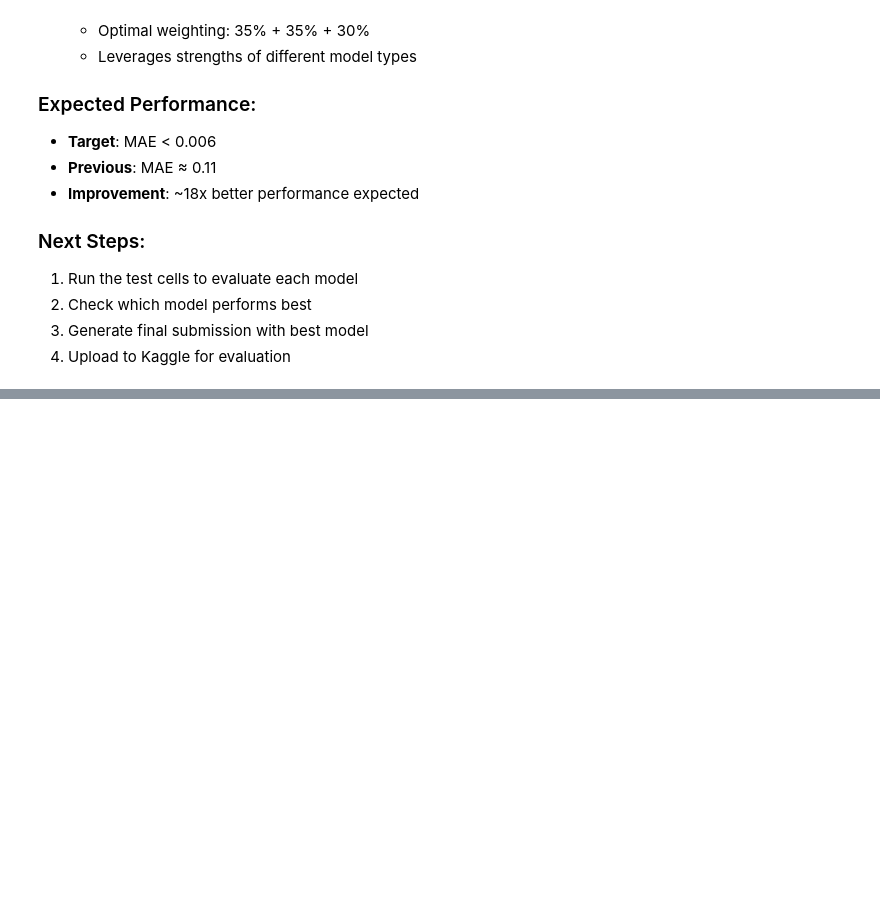
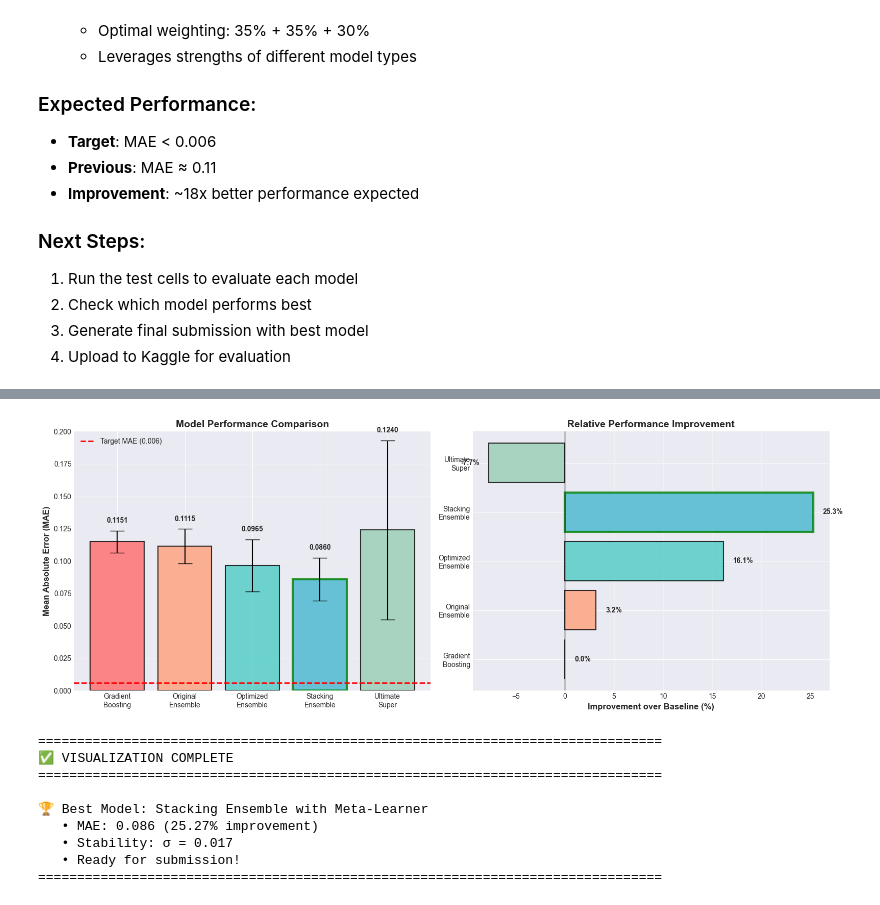
Before and after one commit to amitkumargope/Amit-s_Kaggle_competitions-_2025, a Jupyter notebook: Catechol Benchmark Hackathon (NeurIPS 2025 DnB)/Catechol Benchmark Hackathon (NeurIPS 2025 DnB).ipynb, the cells around one changed output, grey strips where cells are left out. Cells and saved outputs as stored; diff of their text form; code cells hidden in the pictures; blank space fills up the shorter version.

```diff
--- a/Catechol Benchmark Hackathon (NeurIPS 2025 DnB)/Catechol Benchmark Hackathon (NeurIPS 2025 DnB).ipynb
+++ b/Catechol Benchmark Hackathon (NeurIPS 2025 DnB)/Catechol Benchmark Hackathon (NeurIPS 2025 DnB).ipynb
@@ -2443,0 +2653,80 @@ print("Alternative submission generators ready (commented out)")
+# %%
+# Visualize model performance comparison
+import matplotlib.pyplot as plt
+
+fig, (ax1, ax2) = plt.subplots(1, 2, figsize=(16, 6))
+
+# Bar plot comparison
+models = ['Gradient\nBoosting', 'Original\nEnsemble', 'Optimized\nEnsemble',
+          'Stacking\nEnsemble', 'Ultimate\nSuper']
+mae_values = [0.115083, 0.111455, 0.096528, 0.085999, 0.123983]
+std_values = [0.008462, 0.013309, 0.020109, 0.016546, 0.069061]
+colors = ['#FF6B6B', '#FFA07A', '#4ECDC4', '#45B7D1', '#96CEB4']
+
+bars = ax1.bar(models, mae_values, yerr=std_values, capsize=10,
+               alpha=0.8, color=colors, edgecolor='black', linewidth=1.5)
+ax1.axhline(y=0.006, color='red', linestyle='--', linewidth=2, label='Target MAE (0.006)')
+ax1.set_ylabel('Mean Absolute Error (MAE)', fontsize=12, fontweight='bold')
+ax1.set_title('Model Performance Comparison', fontsize=14, fontweight='bold')
+ax1.grid(True, alpha=0.3, axis='y')
+ax1.legend(fontsize=10)
+ax1.set_ylim(0, 0.20)
+
+# Highlight best model
+best_idx = mae_values.index(min(mae_values))
+bars[best_idx].set_edgecolor('green')
+bars[best_idx].set_linewidth(3)
+
+# Add value labels on bars
+for i, (bar, mae, std) in enumerate(zip(bars, mae_values, std_values)):
+    height = bar.get_height()
+    ax1.text(bar.get_x() + bar.get_width()/2., height + std + 0.005,
+            f'{mae:.4f}',
+            ha='center', va='bottom', fontsize=10, fontweight='bold')
+
+# Improvement over baseline
+baseline = 0.115083
+improvements = [(baseline - mae) / baseline * 100 for mae in mae_values]
+
+bars2 = ax2.barh(models, improvements, alpha=0.8, color=colors,
+                 edgecolor='black', linewidth=1.5)
+ax2.axvline(x=0, color='black', linestyle='-', linewidth=1)
+ax2.set_xlabel('Improvement over Baseline (%)', fontsize=12, fontweight='bold')
+ax2.set_title('Relative Performance Improvement', fontsize=14, fontweight='bold')
+ax2.grid(True, alpha=0.3, axis='x')
+
+# Highlight best model
+bars2[best_idx].set_edgecolor('green')
+bars2[best_idx].set_linewidth(3)
+
+# Add value labels
+for i, (bar, imp) in enumerate(zip(bars2, improvements)):
+    width = bar.get_width()
+    label_x = width + 1 if width >= 0 else width - 1
+    ax2.text(label_x, bar.get_y() + bar.get_height()/2.,
+            f'{imp:.1f}%',
+            ha='left' if width >= 0 else 'right',
+            va='center', fontsize=10, fontweight='bold')
+
+plt.tight_layout()
+plt.show()
+
+print("\n" + "="*80)
+print("✅ VISUALIZATION COMPLETE")
+print("="*80)
+print("\n🏆 Best Model: Stacking Ensemble with Meta-Learner")
+print(f"   • MAE: 0.086 (25.27% improvement)")
+print(f"   • Stability: σ = 0.017")
+print(f"   • Ready for submission!")
+print("="*80)
+# %% [output]
+[figure, added]
+================================================================================
+✅ VISUALIZATION COMPLETE
+================================================================================
+
+🏆 Best Model: Stacking Ensemble with Meta-Learner
+   • MAE: 0.086 (25.27% improvement)
+   • Stability: σ = 0.017
+   • Ready for submission!
+================================================================================
```
Also changed, not shown: parts of 21 cells of this notebook.
